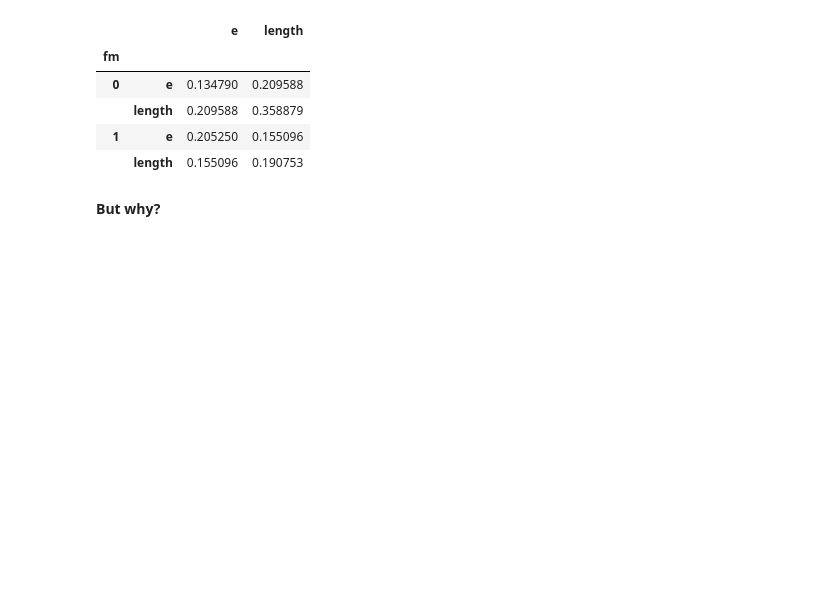
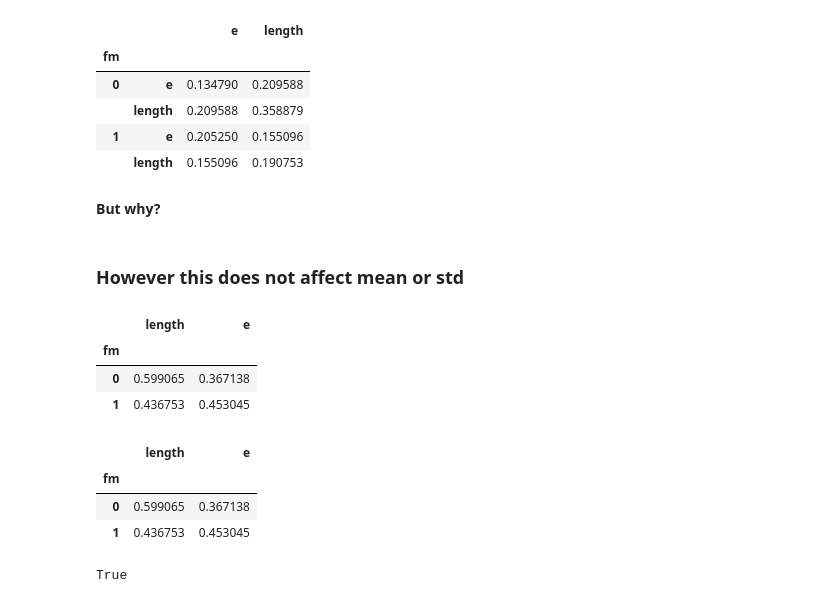
Before and after one commit to reinka/coding, a Jupyter notebook: MachineLearning/LDA/LDA.ipynb, the cells around one changed output. Saved outputs shown, nothing was run; the diff lists cells and outputs as text; code cells hidden in the pictures; blank space fills up the shorter version.

```diff
--- a/MachineLearning/LDA/LDA.ipynb
+++ b/MachineLearning/LDA/LDA.ipynb
@@ -680,3 +735,24 @@ df[features + group].groupby(group).cov()
 |  | length | 0.155096 | 0.190753 |
 # %% [markdown]
 **But why?**
+# %% [markdown]
+### However this does not affect mean or std
+# %%
+df.groupby(group)[features].mean()
+# %% [output]
+|  | length | e |
+| fm |  |  |
+| 0 | 0.599065 | 0.367138 |
+| 1 | 0.436753 | 0.453045 |
+# %%
+df[features + group].groupby(group).mean()
+# %% [output]
+|  | length | e |
+| fm |  |  |
+| 0 | 0.599065 | 0.367138 |
+| 1 | 0.436753 | 0.453045 |
+# %%
+# std
+df.groupby(group)[features].std().equals(df[features + group].groupby(group).std())
+# %% [output]
+True
```
Also changed, not shown: parts of 9 cells of this notebook.
